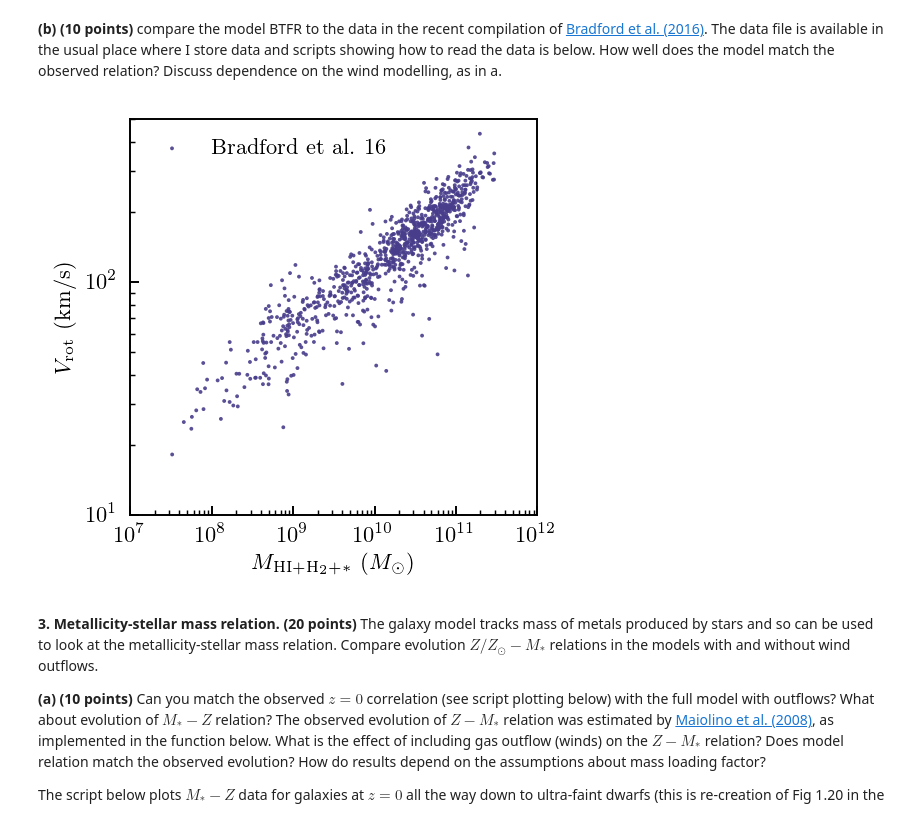
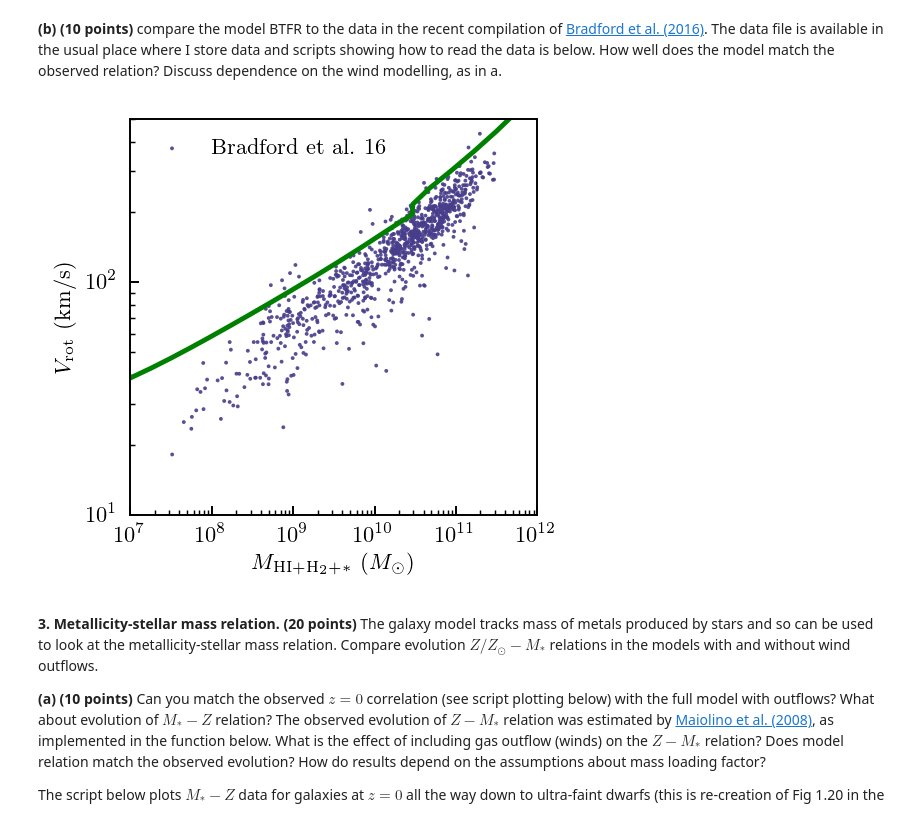
Before and after one commit to tjhoyt/galaxies_hw, a Jupyter notebook: hw6_hoyt_taylor.ipynb, the cells around one changed output. Cells and saved outputs as stored; diff of their text form; code cells hidden in the pictures.

```diff
--- a/hw6_hoyt_taylor.ipynb
+++ b/hw6_hoyt_taylor.ipynb
@@ -537,34 +627,53 @@ NameError: name 'lMhi' is not defined
 # %% [markdown]
 <b>(b) (10 points)</b> compare the model BTFR to the data in the recent compilation of <a href="http://adsabs.harvard.edu/abs/2016arXiv160202757B">Bradford et al. (2016)</a>. The data file is available in the usual place where I store data and scripts showing how to read the data is below. How well does the model match the observed relation? Discuss dependence on the wind modelling, as in a.
 # %%
-import pyfits
+import astropy.io.fits as pyfits
 from code.setup import data_home_dir
 from code.plot_utils import plot_pretty
 from matplotlib import pylab as plt
 plot_pretty()
 
 bf1 = pyfits.open(data_home_dir()+'figure_1_bradford_2016.fits')[1].data
 # if you want to see what's in the fits table, uncomment
 #bf1h = pyfits.open('data/figure_1_bradford_2016.fits')[1].header
 #print bf1h
 
 mbbar = bf1['MBARYON']
 embar = bf1['MBARYON_ERR']
 w20b = bf1['VW20I']
 ew20b = bf1['VW20I_ERR']
 #mbHI = np.log10(mbHI) + 0.1238; mbs = np.log10(mbs) + 9.0
 mbbar += 0.1238
 
 plt.figure(figsize=(3.,3.))
 plt.xscale('log'); plt.yscale('log')
 plt.xlim([1.e7,1.e12]); plt.ylim([10.,500.])
 plt.ylabel(r'$V_{\rm rot}\ \mathrm{(km/s)}$'); plt.xlabel(r'$M_{\rm HI+H_2+*}\ {(M_\odot)}$')
 plt.scatter(10.**mbbar,w20b,marker='.',c='darkslateblue',s=10.,alpha=0.9,edgecolor='none', label=r'$\mathrm{Bradford\ et\ al.\ 16}$')
 
 plt.legend(frameon=False,loc='upper left', fontsize=9)
+
+z_plot = [0.0]
+for i, zplot in enumerate(z_plot):
+    Mhz = 10.**lMhi(np.log10(1.0+zplot),lMh)
+    Mgz = 10.**lMgi(np.log10(1.0+zplot),lMh)
+    Msz = 10.**lMsi(np.log10(1.0+zplot),lMh)
+    rhz = 10.**r50i(np.log10(1.0+zplot),lMh) # r_50 returns in kpc (no h^-1)
+    Rd  = R_d(rhz)
+    R22 = 2.2*Rd
+    v2d = v2_circ_disk(R22, Mgz, Msz, Rd, cosmo)
+    v2h = v2_circ_halo(R22, Mhz, cosmo, zplot)
+    v2tot = v2d + v2h
+    v2tot = v2tot
+    vtot  = np.sqrt(v2tot)/1.e5
+    plt.plot(Msz, vtot, c=zcolors[i], lw=2.0, label=r'$z=%1.1f$'%zplot)
+
+plt.xscale('log')
+plt.yscale('log')
+
 plt.show()
 # %% [output]
-[figure, old version]
+[figure, new version]
 # %% [markdown]
 <b>3. Metallicity-stellar mass relation. (20 points)</b> The galaxy model tracks mass of metals produced by stars and so can be used to look at the metallicity-stellar mass relation. Compare evolution $Z/Z_\odot-M_*$ relations in the models with and without wind outflows.
 
```
Also changed, not shown: parts of 18 cells of this notebook.
